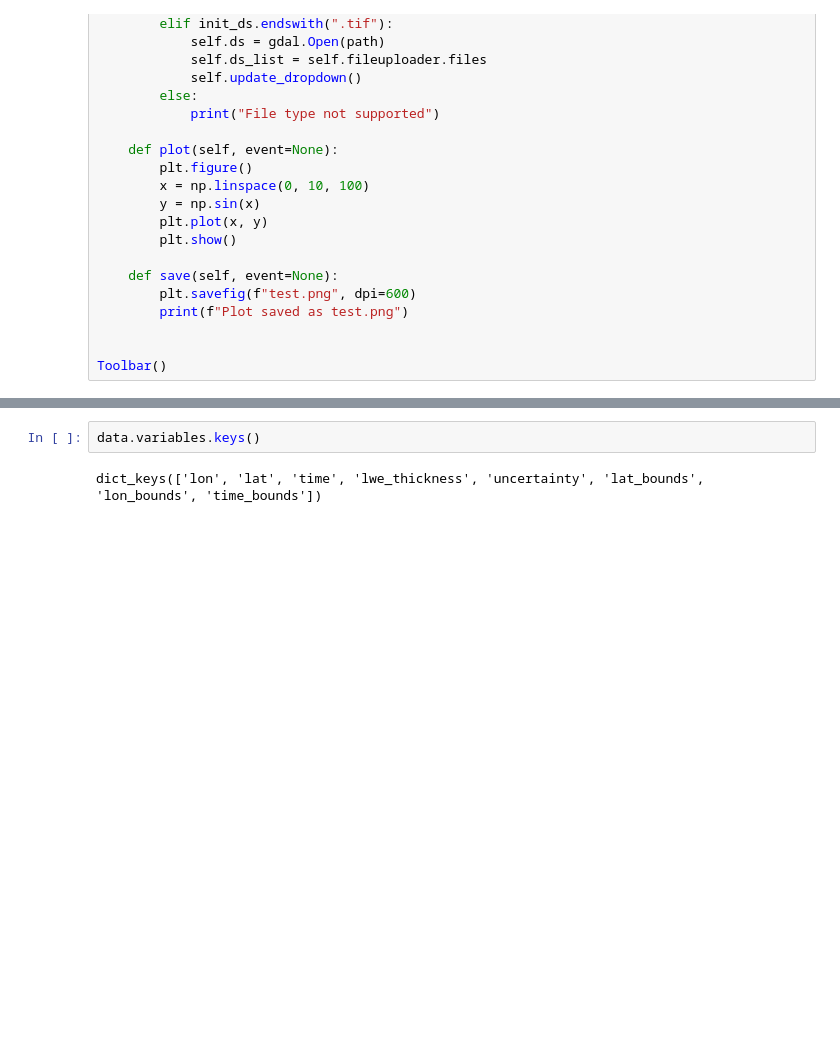
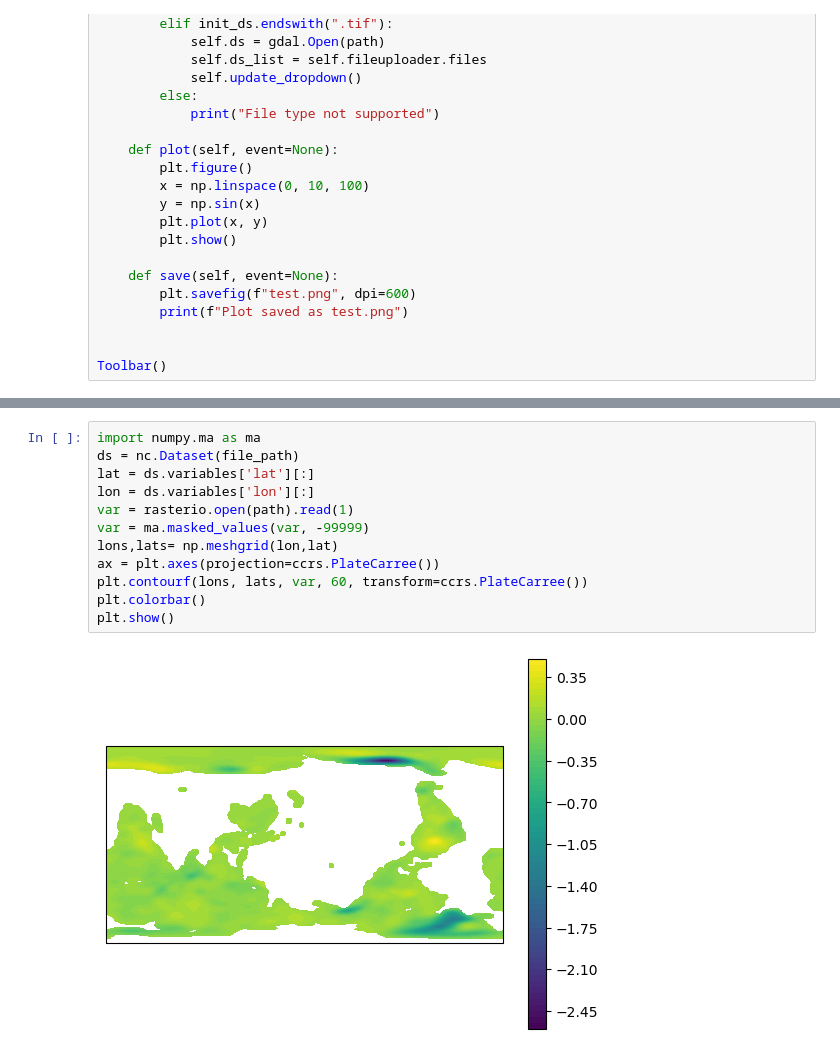
Before and after one commit to Feng96/rasterarea, a Jupyter notebook: docs/examples/toolbar_test.ipynb, the cells around one changed output, grey strips where cells are left out. Saved outputs shown, nothing was run; the diff lists cells and outputs as text; blank space fills up the shorter version.

```diff
--- a/docs/examples/toolbar_test.ipynb
+++ b/docs/examples/toolbar_test.ipynb
@@ -293,4 +325,14 @@ path = 'D:/geog510/rasterarea/docs/examples/data/grace_nc/test1.nc'
-# %%
-data.variables.keys()
-# %% [output]
-dict_keys(['lon', 'lat', 'time', 'lwe_thickness', 'uncertainty', 'lat_bounds', 'lon_bounds', 'time_bounds'])
+# %%
+import numpy.ma as ma
+ds = nc.Dataset(file_path)
+lat = ds.variables['lat'][:]
+lon = ds.variables['lon'][:]
+var = rasterio.open(path).read(1)
+var = ma.masked_values(var, -99999)
+lons,lats= np.meshgrid(lon,lat)
+ax = plt.axes(projection=ccrs.PlateCarree())
+plt.contourf(lons, lats, var, 60, transform=ccrs.PlateCarree())
+plt.colorbar()
+plt.show()
+# %% [output]
+[figure, added]
```
Also changed, not shown: parts of 13 cells of this notebook.
